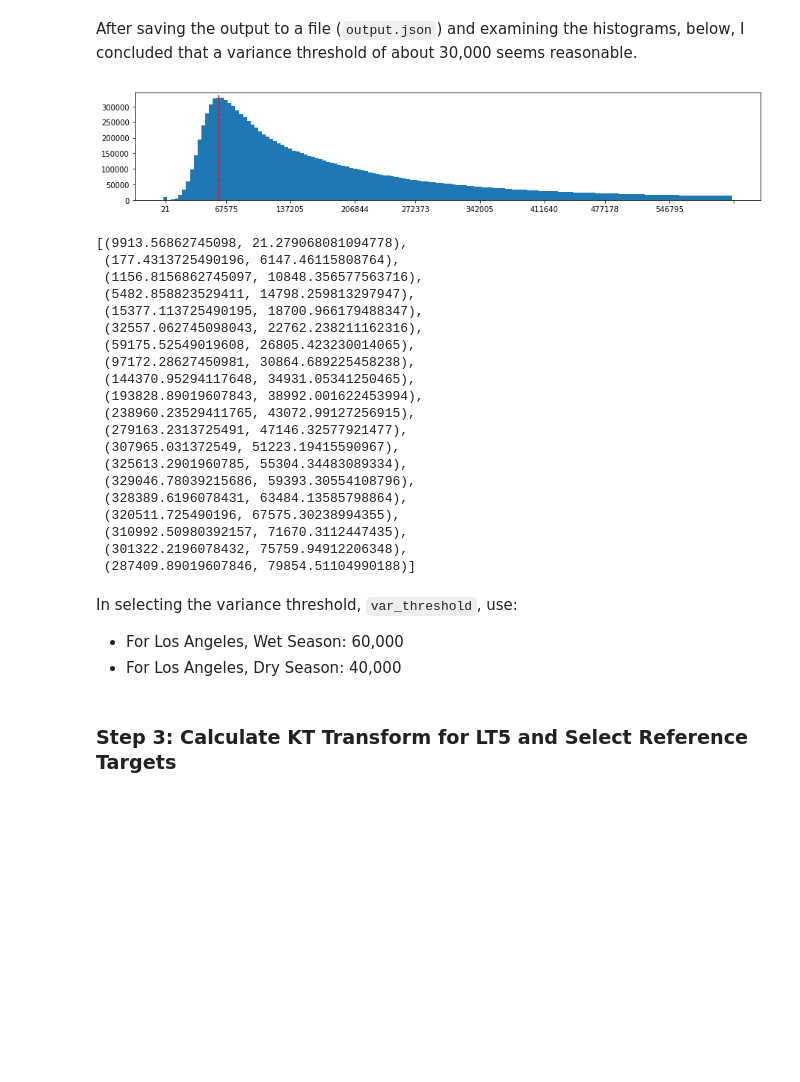
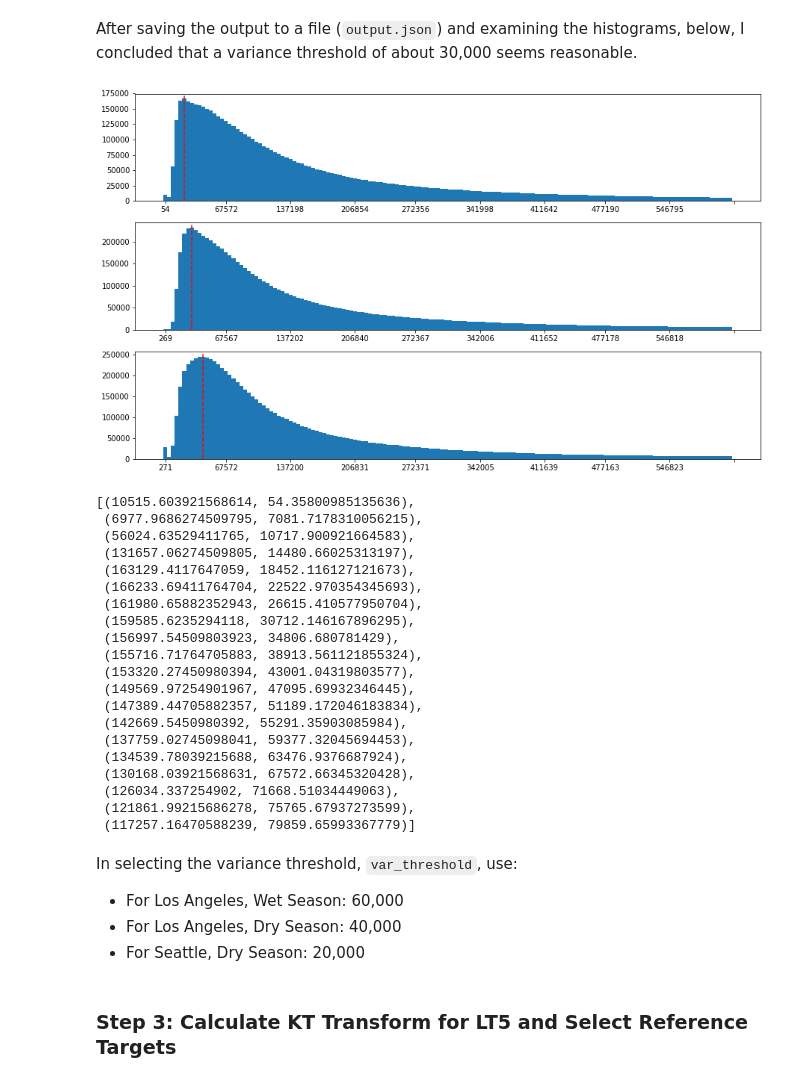
Before and after one commit to arthur-e/ee-python-notebooks, a Jupyter notebook: Dissertation/LT5-LE7 SR with Hall's Rectification - NDVI and LSMA.ipynb, the cells around one changed output. Cells and saved outputs as stored; diff of their text form; code cells hidden in the pictures; blank space fills up the shorter version.

Commit message:
Added support for Seattle MSA to relative normalization of NDVI/LSMA time series

```diff
--- a/Dissertation/LT5-LE7 SR with Hall's Rectification - NDVI and LSMA.ipynb
+++ b/Dissertation/LT5-LE7 SR with Hall's Rectification - NDVI and LSMA.ipynb
@@ -528,55 +572,56 @@ After saving the output to a file (`output.json`) and examining the histograms,
 # %%
 import pickle
 import numpy as np
 from matplotlib import pyplot as plt
 
-# with open('/home/arthur/Desktop/output.json', 'r') as stream:
-#     result = eval(stream.read())
+with open('/home/arthur/Desktop/output.json', 'r') as stream:
+    result = eval(stream.read())
 
-with open('/home/arthur/Desktop/output.pickle', 'rb') as stream:
-    # Pickled using pickle.dump(massive_dict, stream, protocol = 2)
-    result = pickle.load(stream)
+# with open('/home/arthur/Desktop/output.pickle', 'rb') as stream:
+#     # Pickled using pickle.dump(massive_dict, stream, protocol = 2)
+#     result = pickle.load(stream)
 
 plt.figure(figsize = (15, 9))
 for i, feature in enumerate(result['features']):
     x_data = map(int, feature['properties']['sum']['bucketMeans'])[0:150]
     y_data = map(int, feature['properties']['sum']['histogram'])[0:150]
     plt.subplot(3, 1, i  + 1)
     plt.bar(range(0, len(y_data)), y_data, width = 1)
     idx = map(int, np.linspace(0, len(x_data), 10))
     plt.axvline(y_data.index(max(y_data)), 0, 30000, color = 'red', linestyle = 'dashed')
     plt.xticks(idx, [x for j, x in enumerate(x_data) if j in idx])
 
 plt.show()
 zip(result['features'][0]['properties']['sum']['histogram'][0:20],
     result['features'][0]['properties']['sum']['bucketMeans'][0:20])
 # %% [output]
-[figure, old version]
+[figure, new version]
-[(9913.56862745098, 21.279068081094778),
- (177.4313725490196, 6147.46115808764),
- (1156.8156862745097, 10848.356577563716),
- (5482.858823529411, 14798.259813297947),
- (15377.113725490195, 18700.966179488347),
- (32557.062745098043, 22762.238211162316),
- (59175.52549019608, 26805.423230014065),
- (97172.28627450981, 30864.689225458238),
- (144370.95294117648, 34931.05341250465),
- (193828.89019607843, 38992.001622453994),
- (238960.23529411765, 43072.99127256915),
- (279163.2313725491, 47146.32577921477),
- (307965.031372549, 51223.19415590967),
- (325613.2901960785, 55304.34483089334),
- (329046.78039215686, 59393.30554108796),
- (328389.6196078431, 63484.13585798864),
- (320511.725490196, 67575.30238994355),
- (310992.50980392157, 71670.3112447435),
- (301322.2196078432, 75759.94912206348),
- (287409.89019607846, 79854.51104990188)]
+[(10515.603921568614, 54.35800985135636),
+ (6977.9686274509795, 7081.7178310056215),
+ (56024.63529411765, 10717.900921664583),
+ (131657.06274509805, 14480.66025313197),
+ (163129.4117647059, 18452.116127121673),
+ (166233.69411764704, 22522.970354345693),
+ (161980.65882352943, 26615.410577950704),
+ (159585.6235294118, 30712.146167896295),
+ (156997.54509803923, 34806.680781429),
+ (155716.71764705883, 38913.561121855324),
+ (153320.27450980394, 43001.04319803577),
+ (149569.97254901967, 47095.69932346445),
+ (147389.44705882357, 51189.172046183834),
+ (142669.5450980392, 55291.35903085984),
+ (137759.02745098041, 59377.32045694453),
+ (134539.78039215688, 63476.9376687924),
+ (130168.03921568631, 67572.66345320428),
+ (126034.337254902, 71668.51034449063),
+ (121861.99215686278, 75765.67937273599),
+ (117257.16470588239, 79859.65993367779)]
 # %% [markdown]
 In selecting the variance threshold, `var_threshold`, use:
 
 - For Los Angeles, Wet Season: 60,000
 - For Los Angeles, Dry Season: 40,000
+- For Seattle, Dry Season: 20,000
 # %%
 # Filter to those pixels with variance less than the empirical threshold
 
```
Also changed, not shown: parts of 11 cells of this notebook.
